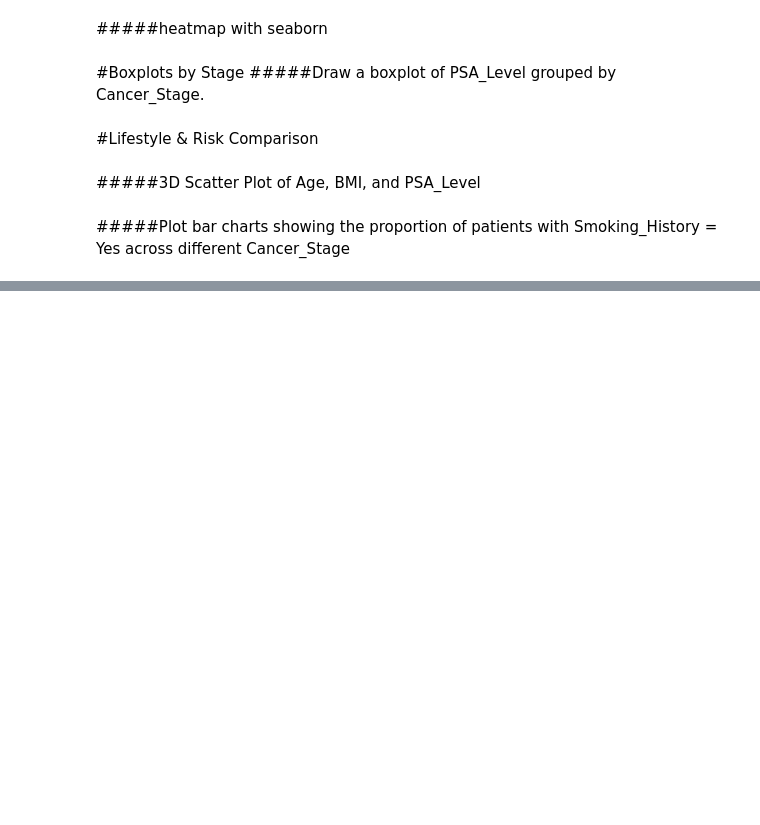
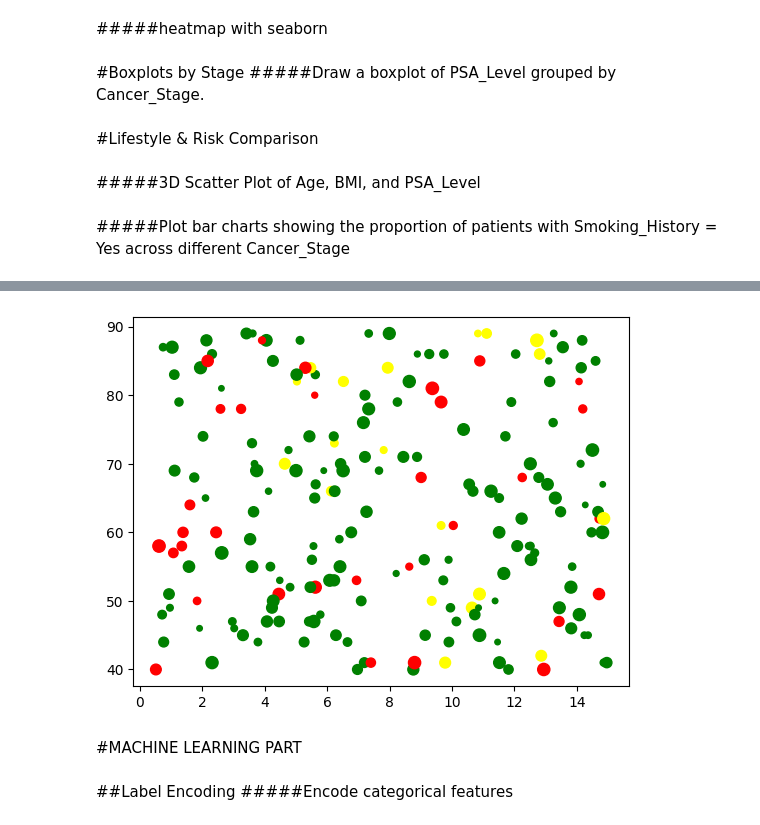
Before and after one commit to alaaguedda/prostate-cancer, a Jupyter notebook: prostate_cancer.ipynb, the cells around one changed output, grey strips where cells are left out. Cells and saved outputs as stored; diff of their text form; code cells hidden in the pictures; blank space fills up the shorter version.

```diff
--- a/prostate_cancer.ipynb
+++ b/prostate_cancer.ipynb
@@ -249,0 +294,11 @@ plt.show()
+# %%
+df_sample = df.sample(n=200 ,random_state=42)
+plt.scatter(df_sample['PSA_Level'] ,df_sample['Age'],c=['green' if result == 'Localized' else 'yellow' if result == 'Metastatic' else 'red'   for result in df_sample['Cancer_Stage'] ],s=df_sample['Prostate_Volume'])
+plt.show()
+# %% [output]
+[figure, added]
+# %% [markdown]
+#MACHINE LEARNING PART
+# %% [markdown]
+##Label Encoding
+#####Encode categorical features
```
Also changed, not shown: parts of 15 cells of this notebook.
